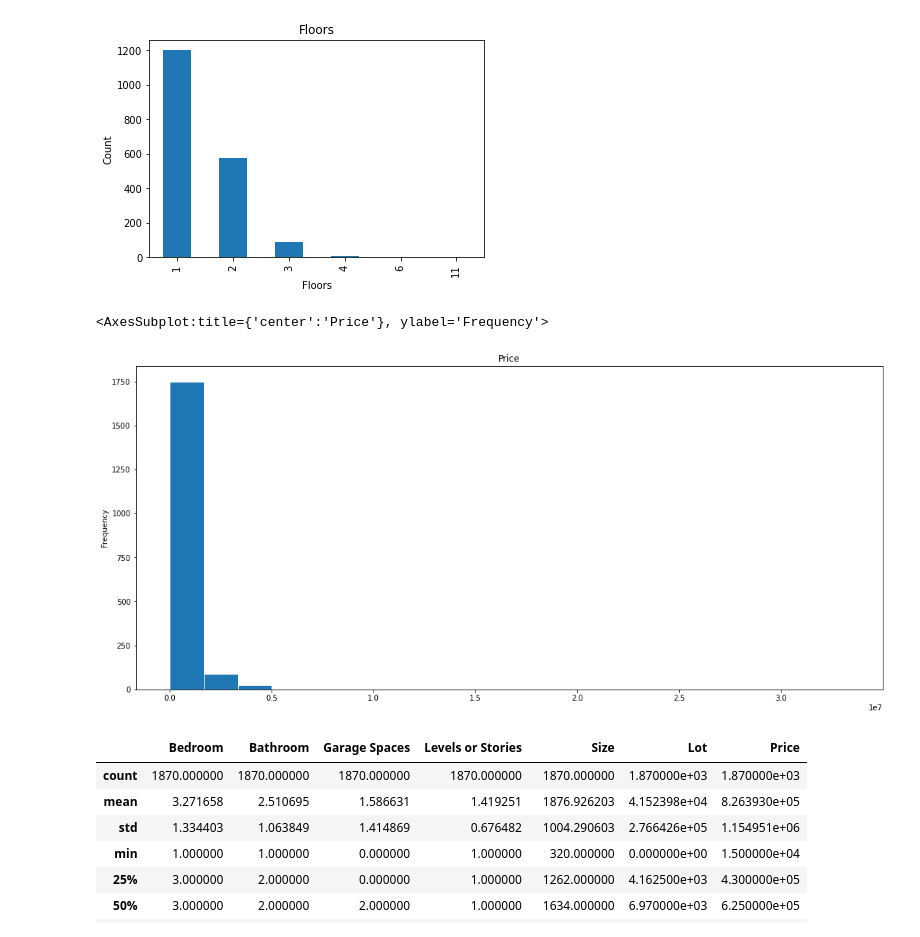
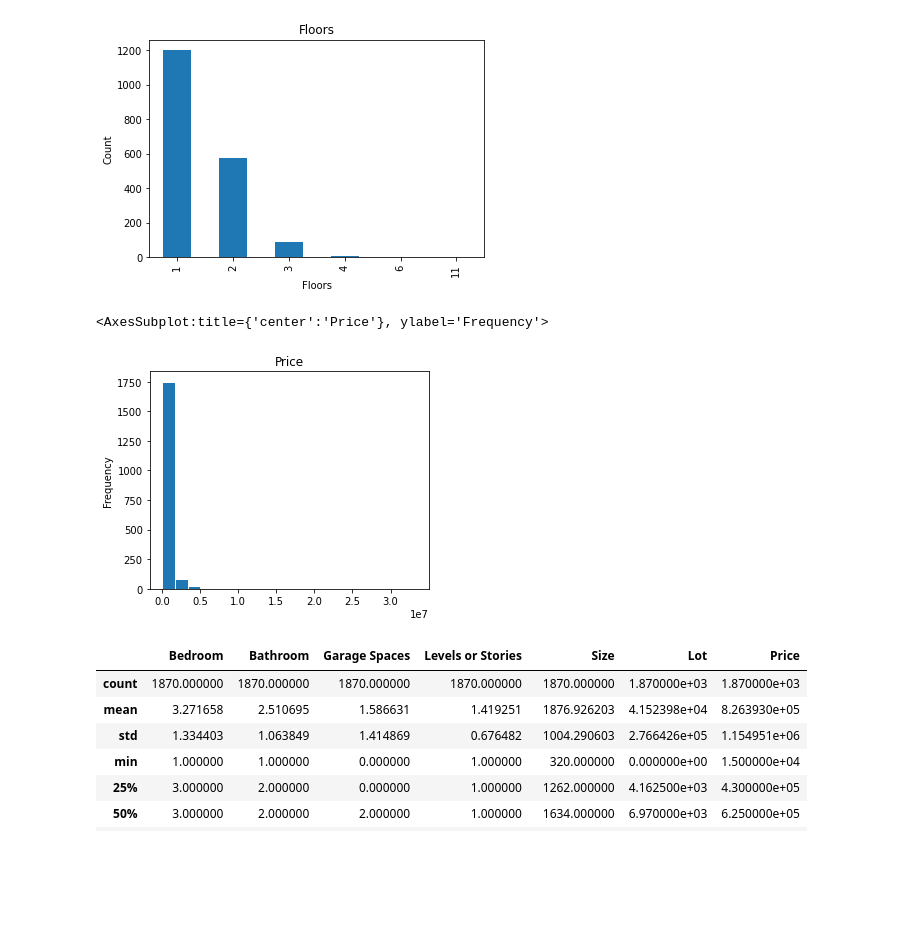
Before and after one commit to oypjoshua/Data_Science, a Jupyter notebook: Property Prices in California/property_prices_california.ipynb, the cells around one changed output. Saved outputs shown, nothing was run; the diff lists cells and outputs as text; code cells hidden in the pictures; blank space fills up the shorter version.

```diff
--- a/Property Prices in California/property_prices_california.ipynb
+++ b/Property Prices in California/property_prices_california.ipynb
@@ -157,10 +157,10 @@ data['Levels or Stories'].value_counts().loc[order_stories].plot.bar(ylabel = 'C
 [figure]
 # %%
 price_values = data['Price']
-price_values.plot.hist(figsize = (18,8), ec = 'white', bins = 20, title = 'Price')
+price_values.plot.hist(figsize = (5,4), ec = 'white', bins = 20, title = 'Price')
 # %% [output]
 <AxesSubplot:title={'center':'Price'}, ylabel='Frequency'>
-[figure, old version]
+[figure, new version]
 # %%
 data[['Bedroom', 'Bathroom', 'Garage Spaces', 'Levels or Stories', 'Size', 'Lot', 'Price']].describe()
 # %% [output]
```
Also changed, not shown: parts of 11 cells of this notebook.
